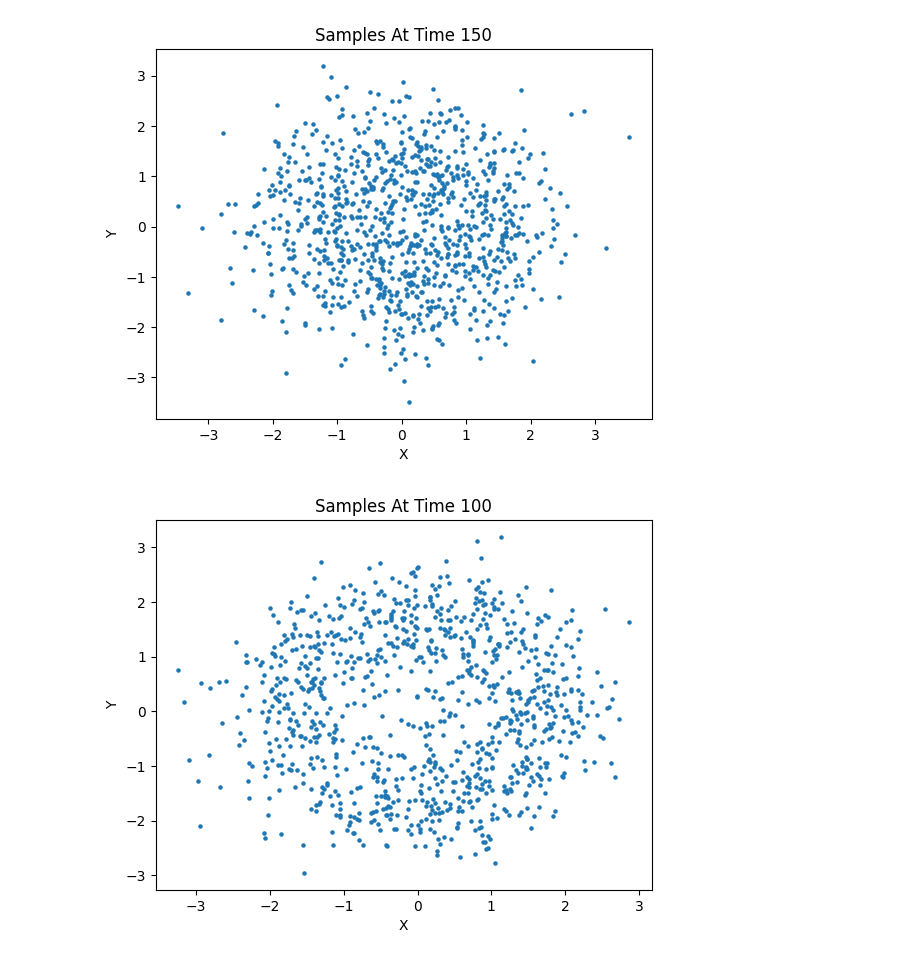
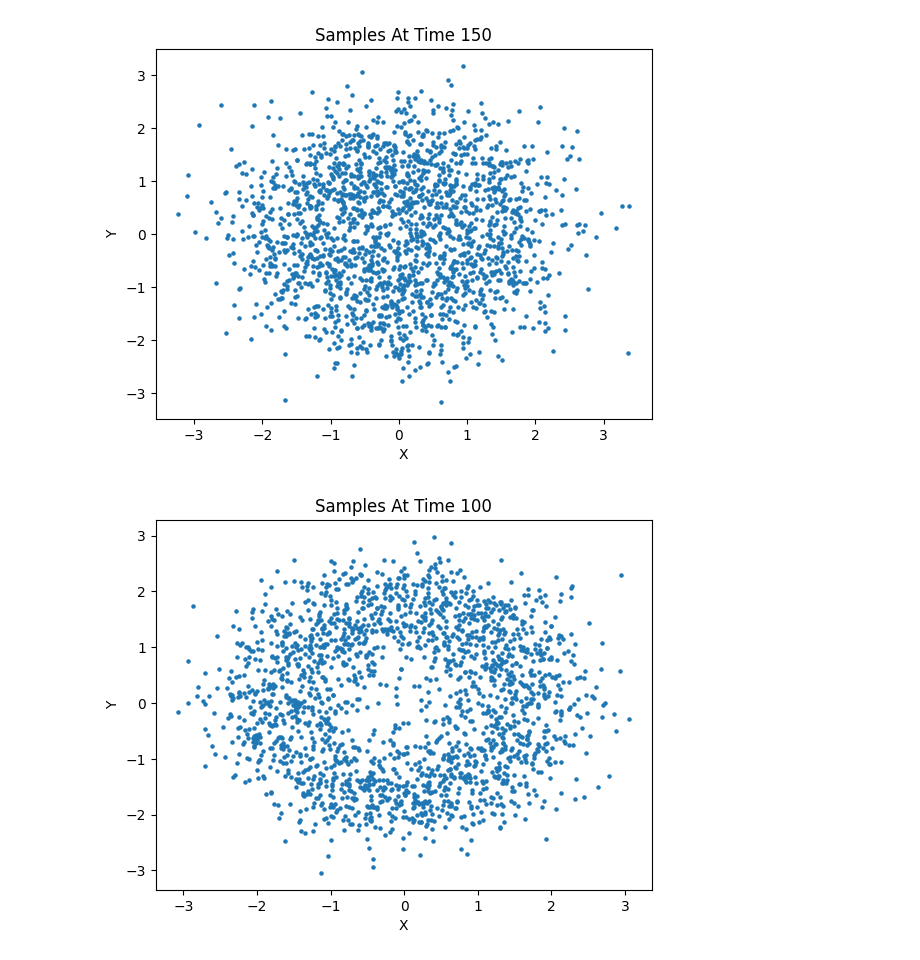
Before and after one commit to KristofPusztai/Probabilistic-Diffusion, a Jupyter notebook: circular_data.ipynb, the cells around one changed output. Saved outputs shown, nothing was run; the diff lists cells and outputs as text; code cells hidden in the pictures.

```diff
--- a/circular_data.ipynb
+++ b/circular_data.ipynb
@@ -123,3 +123,3 @@ plt.show()
 # %%
-diffusion.train(128, 1000)
+diffusion.train(1000, 10000)
 # %% [output]
@@ -127,5 +127,5 @@ diffusion.train(128, 1000)
 # %%
-new_x = diffusion.sample(1000, 50, s= 5)
+new_x = diffusion.sample(2000, 50, s=5)
 # %% [output]
-[figure, old version]
+[figure, new version]
-[figure, old version]
+[figure, new version]
```
Also changed, not shown: parts of 12 cells of this notebook, 1 other file.
